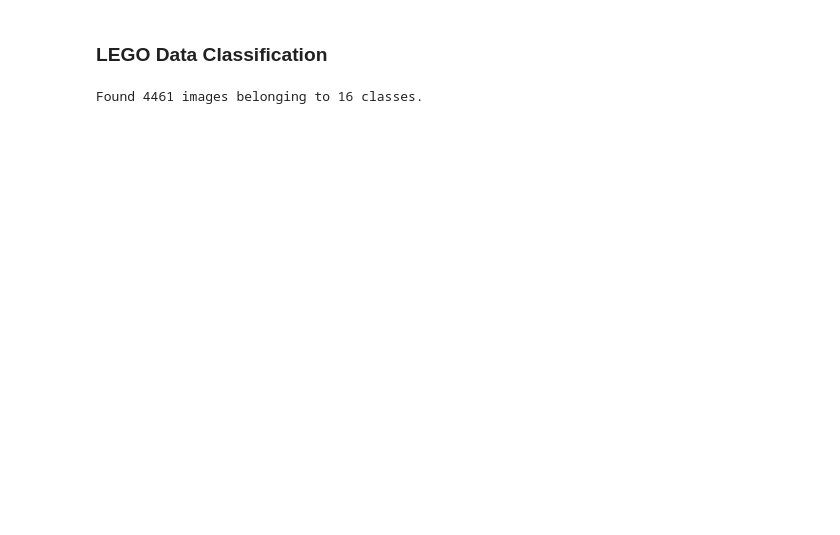
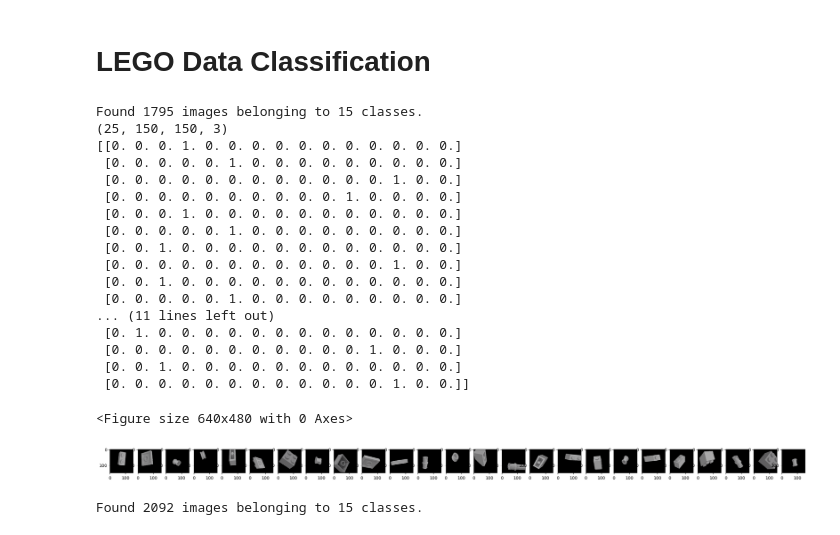
Before and after one commit to A13xMtzL/Actividad-2.1-Generaci-n-o-selecci-n-del-set-de-datos, a Jupyter notebook: Lego_Data_Classification.ipynb, the cells around one changed output. Drawn from its saved outputs; the diff is of its cells as text; code cells hidden in the pictures; blank space fills up the shorter version.

```diff
--- a/Lego_Data_Classification.ipynb
+++ b/Lego_Data_Classification.ipynb
@@ -6,4 +6,4 @@
 # %cd "/content/drive/MyDrive/Act2.1"
 # !dir
 # %% [markdown]
-### LEGO Data Classification
+# LEGO Data Classification
@@ -21,14 +26,70 @@ test_dir = os.path.join(base_dir, "test")
+# %%
+train_datagen = ImageDataGenerator(
+    rescale=1.0 / 255,
+    rotation_range=100,
+    width_shift_range=0.2,
+    height_shift_range=0.2,
+    shear_range=0.3,
+    zoom_range=0.3,
+    horizontal_flip=True,
+)
+# %%
+train_generator = train_datagen.flow_from_directory(
+    train_dir,
+    target_size=(150, 150),
+    batch_size=25,
+    class_mode="categorical",
+    save_to_dir=base_dir+'/_augmented/',
+    save_prefix='aug',
+    save_format='png'
+)
+
+images , labels = train_generator[0]
+
+print(images.shape)
+print(labels)
+
+
+plt.figure()
+#subplot(r,c) provide the no. of rows and columns
+f, axarr = plt.subplots(1, images.shape[0], figsize=(30, 4))
+
+for i in range(images.shape[0]) :
+  axarr[i].imshow(images[i])
+# %% [output]
+Found 1795 images belonging to 15 classes.
+(25, 150, 150, 3)
+[[0. 0. 0. 1. 0. 0. 0. 0. 0. 0. 0. 0. 0. 0. 0.]
+ [0. 0. 0. 0. 0. 1. 0. 0. 0. 0. 0. 0. 0. 0. 0.]
+ [0. 0. 0. 0. 0. 0. 0. 0. 0. 0. 0. 0. 1. 0. 0.]
+ [0. 0. 0. 0. 0. 0. 0. 0. 0. 0. 1. 0. 0. 0. 0.]
+ [0. 0. 0. 1. 0. 0. 0. 0. 0. 0. 0. 0. 0. 0. 0.]
+ [0. 0. 0. 0. 0. 1. 0. 0. 0. 0. 0. 0. 0. 0. 0.]
+ [0. 0. 1. 0. 0. 0. 0. 0. 0. 0. 0. 0. 0. 0. 0.]
+ [0. 0. 0. 0. 0. 0. 0. 0. 0. 0. 0. 0. 1. 0. 0.]
+ [0. 0. 1. 0. 0. 0. 0. 0. 0. 0. 0. 0. 0. 0. 0.]
+ [0. 0. 0. 0. 0. 1. 0. 0. 0. 0. 0. 0. 0. 0. 0.]
+... (11 lines left out)
+ [0. 1. 0. 0. 0. 0. 0. 0. 0. 0. 0. 0. 0. 0. 0.]
+ [0. 0. 0. 0. 0. 0. 0. 0. 0. 0. 0. 1. 0. 0. 0.]
+ [0. 0. 1. 0. 0. 0. 0. 0. 0. 0. 0. 0. 0. 0. 0.]
+ [0. 0. 0. 0. 0. 0. 0. 0. 0. 0. 0. 0. 1. 0. 0.]]
+<Figure size 640x480 with 0 Axes>
+[figure, added]
 # %%
-train_datagen = ImageDataGenerator(
+test_datagen = ImageDataGenerator(
     rescale=1.0 / 255,
 )
 
-train_generator = train_datagen.flow_from_directory(
-    train_dir,
+test_generator = test_datagen.flow_from_directory(
+    test_dir,
     target_size=(150, 150),
     batch_size=25,
-    class_mode="binary",
+    class_mode="categorical",
+    save_to_dir=base_dir+'/_augmented/',
+    save_prefix='aug',
+    save_format='png'
 )
 # %% [output]
-Found 4461 images belonging to 16 classes.
+Found 2092 images belonging to 15 classes.
 # %%
```
Also changed, not shown: parts of 6 cells of this notebook.
